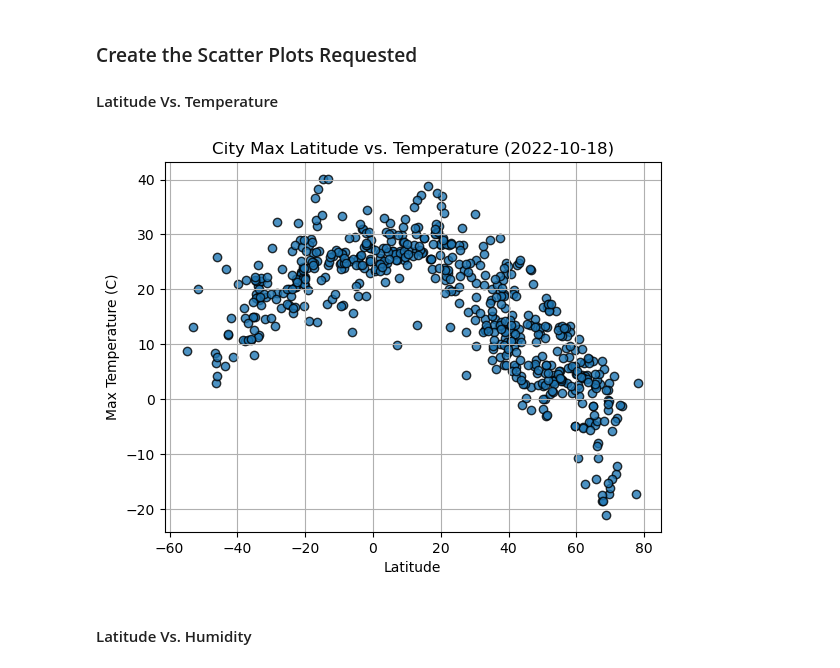
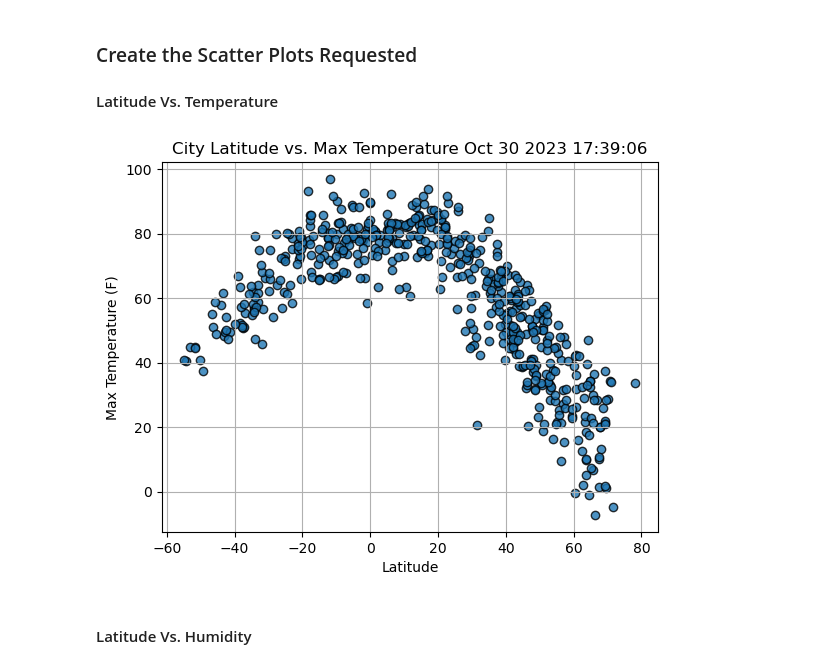
Before and after one commit to davisdw/Weather_Climate_Conditions_Vacation_API, a Jupyter notebook: source_codes/WeatherPy.ipynb, the cells around one changed output. Drawn from its saved outputs; the diff is of its cells as text; code cells hidden in the pictures.

```diff
--- a/source_codes/WeatherPy.ipynb
+++ b/source_codes/WeatherPy.ipynb
@@ -172,6 +215,6 @@ city_data_df.to_csv("output_data/cities.csv", index_label="City_ID")
 # %%
 # Read saved data
-city_data_df = pd.read_csv("output_data/cities.csv", index_col="City_ID")
+city_data_df = pd.read_csv("cities.csv", index_col="City_ID")
 
 # Display sample data
 city_data_df.head()
@@ -187,19 +230,30 @@ city_data_df.head()
 ### Create the Scatter Plots Requested
 
 #### Latitude Vs. Temperature
+# %%
+#extracting Latitudes, Temps, Humidity, Cloudiness, Wind Speed
+plt_lat = city_data_df["Lat"]
+plt_temp = city_data_df["Max Temp"]
+plt_humid = city_data_df["Humidity"]
+plt_cloud = city_data_df["Cloudiness"]
+plt_wind = city_data_df["Wind Speed"]
 # %%
-# Build scatter plot for latitude vs. temperature
-# YOUR CODE HERE
+# Build scatter plot for Latitude vs. Temperature
+plt.scatter(plt_lat, plt_temp,edgecolor="black", linewidths=1, marker="o",
+            alpha=0.8, label="Cities")
 
 # Incorporate the other graph properties
-# YOUR CODE HERE
+plt.title(f"City Latitude vs. Max Temperature" + time.strftime("%b %d %Y %H:%M:%S"))
+plt.ylabel("Max Temperature (F)")
+plt.xlabel("Latitude")
+plt.grid(True)
 
 # Save the figure
-plt.savefig("output_data/Fig1.png")
+plt.savefig("Fig1.png")
 
 # Show plot
 plt.show()
 # %% [output]
-[figure, old version]
+[figure, new version]
 # %% [markdown]
 #### Latitude Vs. Humidity
```
Also changed, not shown: parts of 47 cells of this notebook, 5 other files.
